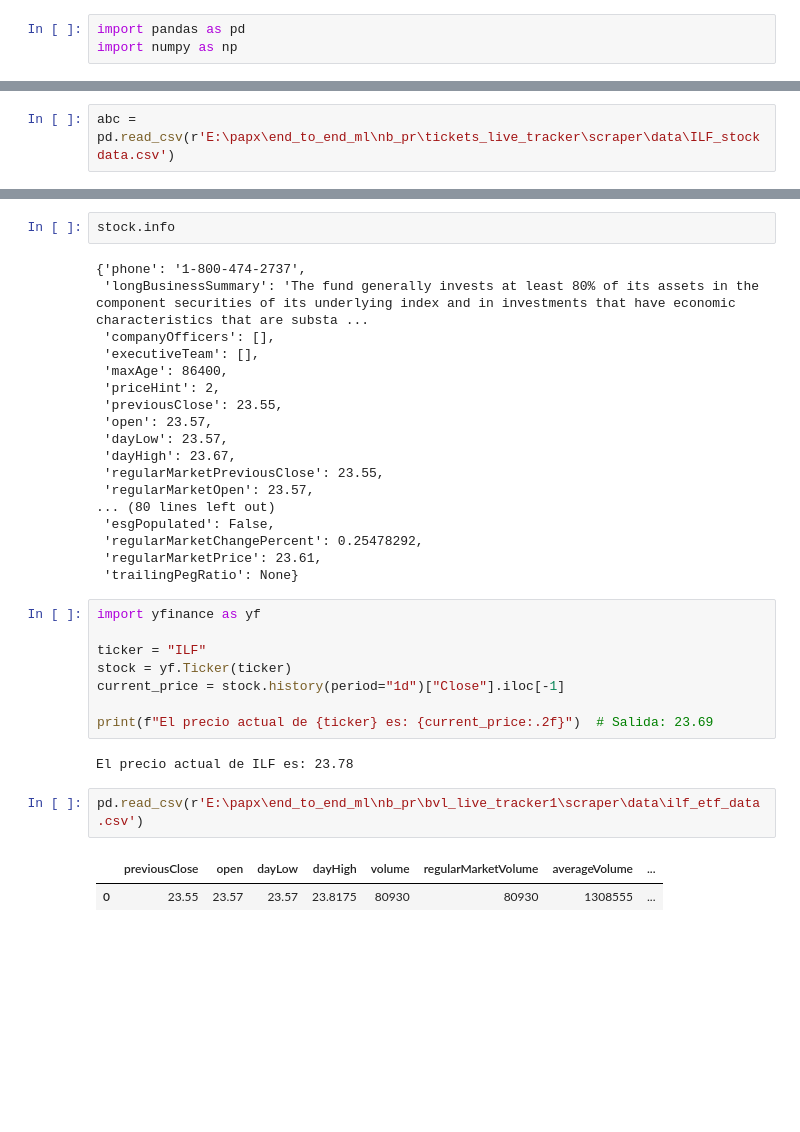
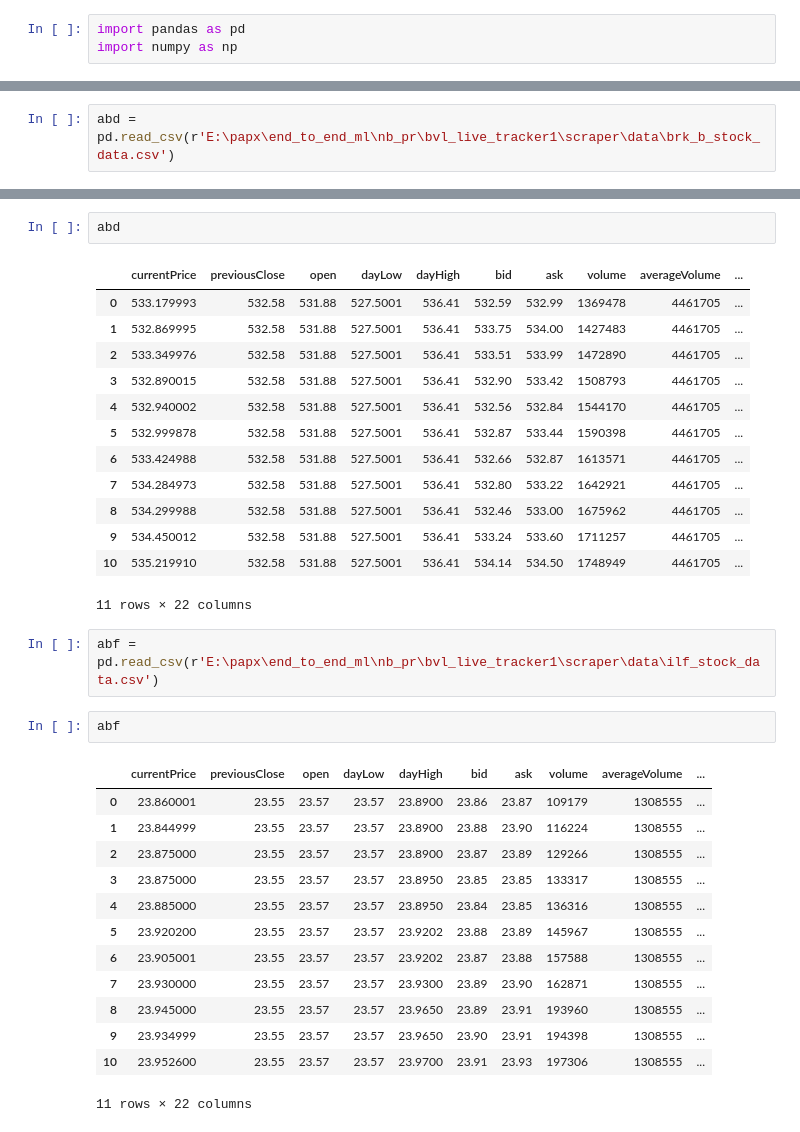
Before and after one commit to elpapx/bvl_live_tracker, a Jupyter notebook: frontend/dataframe.ipynb, the cells around one changed output, grey strips where cells are left out. Saved outputs shown, nothing was run; the diff lists cells and outputs as text; blank space fills up the shorter version.

```diff
--- a/frontend/dataframe.ipynb
+++ b/frontend/dataframe.ipynb
@@ -38,2 +22,2 @@ abs[['currentPrice', 'previousClose', 'open', 'dayLow', 'dayHigh',  'bid', 'divi
 # %%
-abc = pd.read_csv(r'E:\papx\end_to_end_ml\nb_pr\tickets_live_tracker\scraper\data\ILF_stockdata.csv')
+abd = pd.read_csv(r'E:\papx\end_to_end_ml\nb_pr\bvl_live_tracker1\scraper\data\brk_b_stock_data.csv')
@@ -73,35 +24,34 @@ dict_keys(['phone', 'longBusinessSummary', 'companyOfficers', 'executiveTeam', '
-# %%
-stock.info
-# %% [output]
-{'phone': '1-800-474-2737',
- 'longBusinessSummary': 'The fund generally invests at least 80% of its assets in the component securities of its underlying index and in investments that have economic characteristics that are substa ...
- 'companyOfficers': [],
- 'executiveTeam': [],
- 'maxAge': 86400,
- 'priceHint': 2,
- 'previousClose': 23.55,
- 'open': 23.57,
- 'dayLow': 23.57,
- 'dayHigh': 23.67,
- 'regularMarketPreviousClose': 23.55,
- 'regularMarketOpen': 23.57,
-... (80 lines left out)
- 'esgPopulated': False,
- 'regularMarketChangePercent': 0.25478292,
- 'regularMarketPrice': 23.61,
- 'trailingPegRatio': None}
-# %%
-import yfinance as yf
-
-ticker = "ILF"
-stock = yf.Ticker(ticker)
-current_price = stock.history(period="1d")["Close"].iloc[-1]
-
-print(f"El precio actual de {ticker} es: {current_price:.2f}")  # Salida: 23.69
-# %% [output]
-El precio actual de ILF es: 23.78
+# %%
+abd
+# %% [output]
+|  | currentPrice | previousClose | open | dayLow | dayHigh | bid | ask | volume | averageVolume | ... |
+| 0 | 533.179993 | 532.58 | 531.88 | 527.5001 | 536.41 | 532.59 | 532.99 | 1369478 | 4461705 | ... |
+| 1 | 532.869995 | 532.58 | 531.88 | 527.5001 | 536.41 | 533.75 | 534.00 | 1427483 | 4461705 | ... |
+| 2 | 533.349976 | 532.58 | 531.88 | 527.5001 | 536.41 | 533.51 | 533.99 | 1472890 | 4461705 | ... |
+| 3 | 532.890015 | 532.58 | 531.88 | 527.5001 | 536.41 | 532.90 | 533.42 | 1508793 | 4461705 | ... |
+| 4 | 532.940002 | 532.58 | 531.88 | 527.5001 | 536.41 | 532.56 | 532.84 | 1544170 | 4461705 | ... |
+| 5 | 532.999878 | 532.58 | 531.88 | 527.5001 | 536.41 | 532.87 | 533.44 | 1590398 | 4461705 | ... |
+| 6 | 533.424988 | 532.58 | 531.88 | 527.5001 | 536.41 | 532.66 | 532.87 | 1613571 | 4461705 | ... |
+| 7 | 534.284973 | 532.58 | 531.88 | 527.5001 | 536.41 | 532.80 | 533.22 | 1642921 | 4461705 | ... |
+| 8 | 534.299988 | 532.58 | 531.88 | 527.5001 | 536.41 | 532.46 | 533.00 | 1675962 | 4461705 | ... |
+| 9 | 534.450012 | 532.58 | 531.88 | 527.5001 | 536.41 | 533.24 | 533.60 | 1711257 | 4461705 | ... |
+| 10 | 535.219910 | 532.58 | 531.88 | 527.5001 | 536.41 | 534.14 | 534.50 | 1748949 | 4461705 | ... |
+11 rows × 22 columns
 # %%
-pd.read_csv(r'E:\papx\end_to_end_ml\nb_pr\bvl_live_tracker1\scraper\data\ilf_etf_data.csv')
+abf = pd.read_csv(r'E:\papx\end_to_end_ml\nb_pr\bvl_live_tracker1\scraper\data\ilf_stock_data.csv')
-# %% [output]
-|  | previousClose | open | dayLow | dayHigh | volume | regularMarketVolume | averageVolume | ... |
-| 0 | 23.55 | 23.57 | 23.57 | 23.8175 | 80930 | 80930 | 1308555 | ... |
+# %%
+abf
+# %% [output]
+|  | currentPrice | previousClose | open | dayLow | dayHigh | bid | ask | volume | averageVolume | ... |
+| 0 | 23.860001 | 23.55 | 23.57 | 23.57 | 23.8900 | 23.86 | 23.87 | 109179 | 1308555 | ... |
+| 1 | 23.844999 | 23.55 | 23.57 | 23.57 | 23.8900 | 23.88 | 23.90 | 116224 | 1308555 | ... |
+| 2 | 23.875000 | 23.55 | 23.57 | 23.57 | 23.8900 | 23.87 | 23.89 | 129266 | 1308555 | ... |
+| 3 | 23.875000 | 23.55 | 23.57 | 23.57 | 23.8950 | 23.85 | 23.85 | 133317 | 1308555 | ... |
+| 4 | 23.885000 | 23.55 | 23.57 | 23.57 | 23.8950 | 23.84 | 23.85 | 136316 | 1308555 | ... |
+| 5 | 23.920200 | 23.55 | 23.57 | 23.57 | 23.9202 | 23.88 | 23.89 | 145967 | 1308555 | ... |
+| 6 | 23.905001 | 23.55 | 23.57 | 23.57 | 23.9202 | 23.87 | 23.88 | 157588 | 1308555 | ... |
+| 7 | 23.930000 | 23.55 | 23.57 | 23.57 | 23.9300 | 23.89 | 23.90 | 162871 | 1308555 | ... |
+| 8 | 23.945000 | 23.55 | 23.57 | 23.57 | 23.9650 | 23.89 | 23.91 | 193960 | 1308555 | ... |
+| 9 | 23.934999 | 23.55 | 23.57 | 23.57 | 23.9650 | 23.90 | 23.91 | 194398 | 1308555 | ... |
+| 10 | 23.952600 | 23.55 | 23.57 | 23.57 | 23.9700 | 23.91 | 23.93 | 197306 | 1308555 | ... |
+11 rows × 22 columns
```
Also changed, not shown: parts of 8 cells of this notebook, 6 other files.
